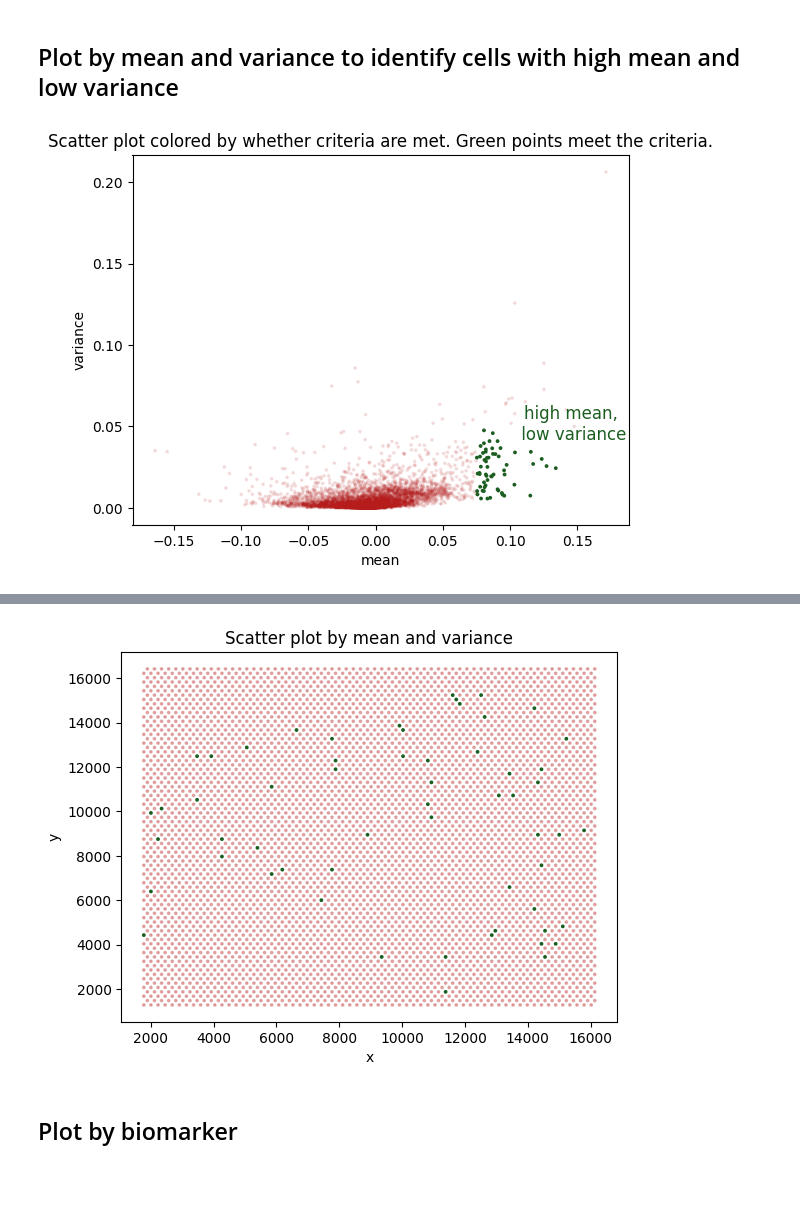
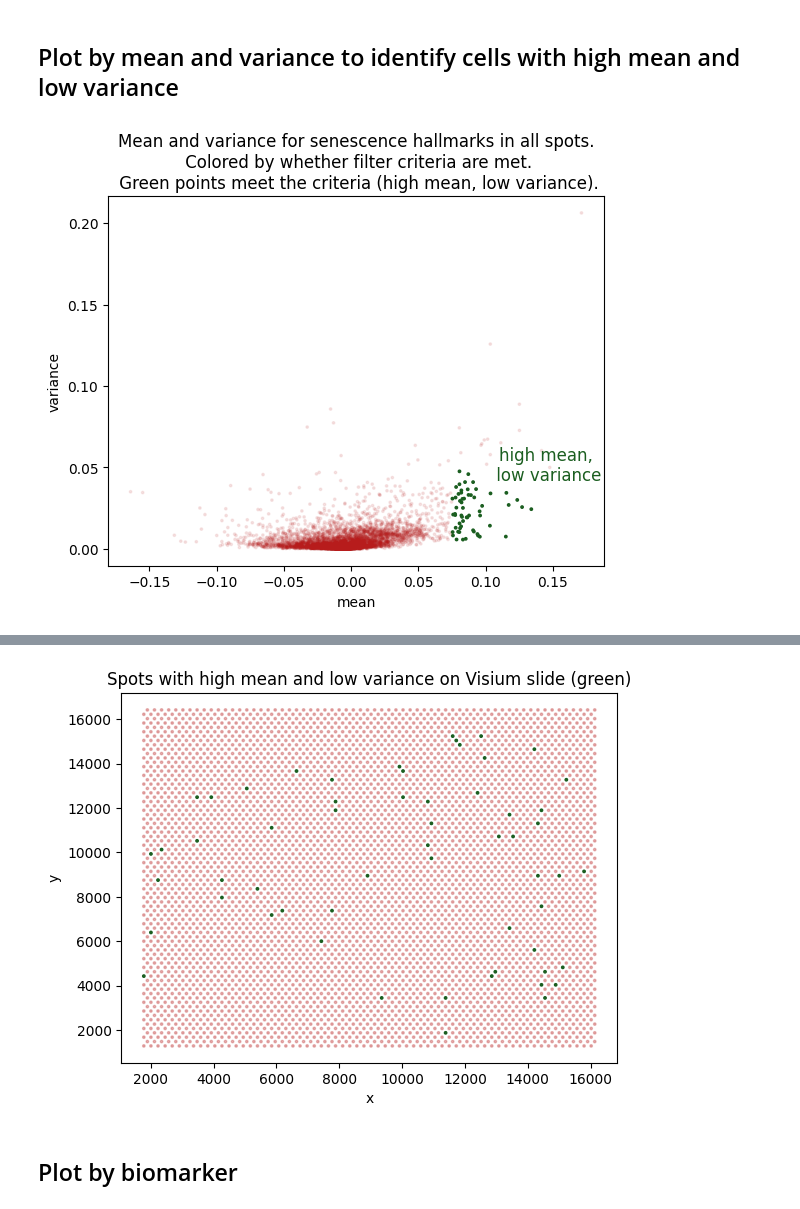
Before and after one commit to cns-iu/hra-organ-gallery-in-vr, a Jupyter notebook: data-processing/process-sennet-biomarker-data.ipynb, the cells around one changed output, grey strips where cells are left out. Cells and saved outputs as stored; diff of their text form; code cells hidden in the pictures; blank space fills up the shorter version.

Commit message:
adjusted 2 plots

```diff
--- a/data-processing/process-sennet-biomarker-data.ipynb
+++ b/data-processing/process-sennet-biomarker-data.ipynb
@@ -107,27 +107,27 @@ df[df['meets_thresholds'] == True]
 # %%
 # draw scatter graph of mean vs variance with thresholds
 plot_on_x = 'mean'
 plot_on_y = 'variance'
 
 # set colors based on thresholds
 alpha_mapped = df['meets_thresholds'].map({True: 1, False: 0.1})
 colors_mapped = df['meets_thresholds'].map({True: "#1B5E20", False: "#B71C1C"})
 
 plt.figure()
 plt.scatter(df[plot_on_x], df[plot_on_y], alpha=alpha_mapped, color = colors_mapped, cmap='inferno', s=3)
-plt.title(f'Scatter plot colored by whether criteria are met. Green points meet the criteria.')
+plt.title(f'Mean and variance for senescence hallmarks in all spots.\n Colored by whether filter criteria are met.\n Green points meet the criteria (high mean, low variance).')
 plt.xlabel(plot_on_x)
 plt.ylabel(plot_on_y)
 
 # add text to call out extreme measurements
 # Adding labels at specific (x, y) coordinates
 plt.text(x=.145, y=.042, s='high mean,\n low variance',
          fontsize=12, ha='center', color='#1B5E20')
 
 
 plt.show()
 # %% [output]
-[figure, old version]
+[figure, new version]
 # %%
 # export to CSV
 df.to_csv("../hra-organ-gallery/Assets/Resources/CU034-U54-HRA-058-A_coords_scores_with_thresholds.csv", index=False)
@@ -160,12 +160,12 @@ colors_mapped = df['meets_thresholds'].map({True: "#1B5E20", False: "#B71C1C"})
 # plot each B with mean and var
 plt.figure()
 plt.scatter(df['x'], df['y'], c=colors_mapped, cmap='inferno', alpha=alpha_mapped, s=3)
-plt.title(f'Scatter plot by mean and variance')
+plt.title(f'Spots with high mean and low variance on Visium slide (green)')
 plt.xlabel('x')
 plt.ylabel('y')
 plt.show()
 # %% [output]
-[figure, old version]
+[figure, new version]
 # %% [markdown]
 ## Plot by biomarker
 # %%
```
Also changed, not shown: 4 other files.
